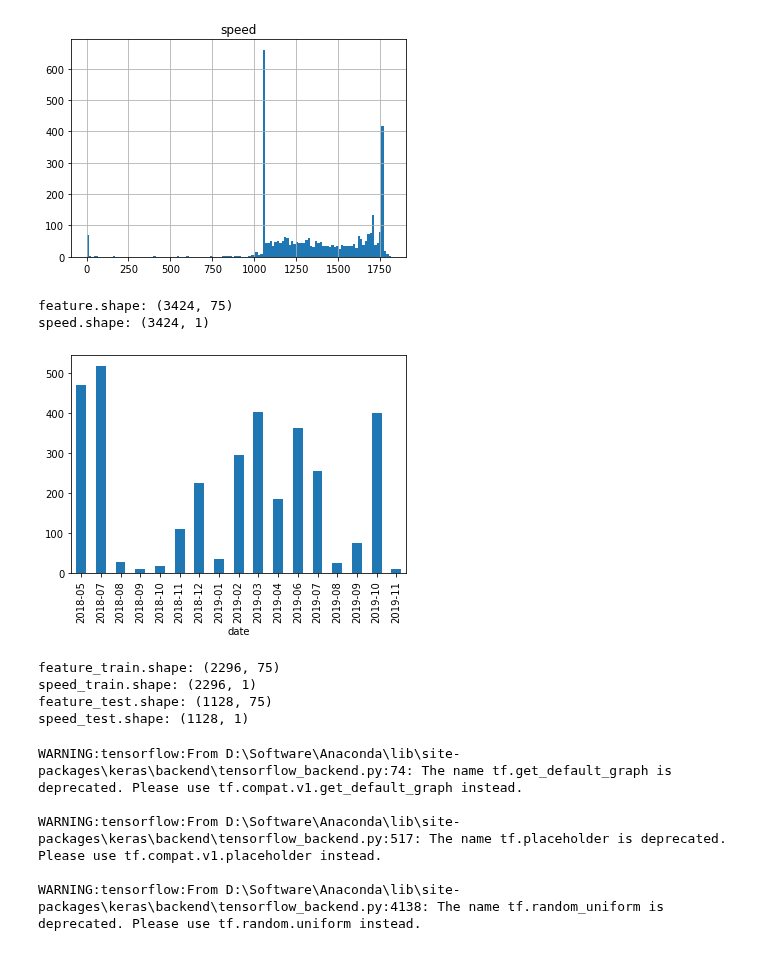
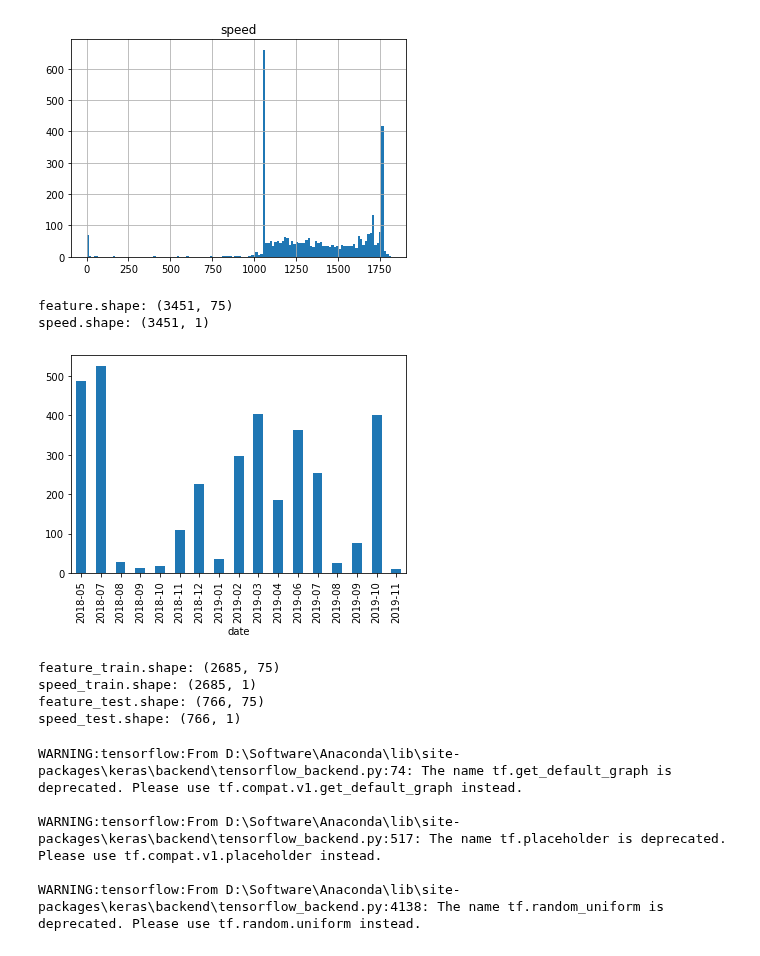
Before and after one commit to AiZhanghan/gearbox-fault-detection, a Jupyter notebook: code/train/niu_jia_ling/6.ipynb, the cells around one changed output. Cells and saved outputs as stored; diff of their text form; code cells hidden in the pictures.

```diff
--- a/code/train/niu_jia_ling/6.ipynb
+++ b/code/train/niu_jia_ling/6.ipynb
@@ -37,22 +37,23 @@ speed.hist(bins=128)
 array([[<AxesSubplot:title={'center':'speed'}>]], dtype=object)
 [figure]
 # %%
-feature = feature[speed.speed >= 1000]
-speed = speed[speed.speed >= 1000]
+speed_threshold = 250
+feature = feature[speed.speed >= speed_threshold]
+speed = speed[speed.speed >= speed_threshold]
 
 toolkit.print_shape(feature=feature, speed=speed)
 
 visualization.data_distribution(feature)
 # %% [output]
-feature.shape: (3424, 75)
-speed.shape: (3424, 1)
+feature.shape: (3451, 75)
+speed.shape: (3451, 1)
-[figure, old version]
+[figure, new version]
 # %%
 # 划分train set, test set
 train_start = "2018-05"
-train_end = "2019-05"
+train_end = "2019-06"
 
-test_start = "2019-06"
+test_start = "2019-07"
 test_end = "2019"
 
 feature_train = feature[train_start: train_end]
@@ -63,10 +64,10 @@ speed_test = speed[test_start: test_end]
 
 toolkit.print_shape(feature_train=feature_train, speed_train=speed_train, feature_test=feature_test, speed_test=speed_test)
 # %% [output]
-feature_train.shape: (2296, 75)
-speed_train.shape: (2296, 1)
-feature_test.shape: (1128, 75)
-speed_test.shape: (1128, 1)
+feature_train.shape: (2685, 75)
+speed_train.shape: (2685, 1)
+feature_test.shape: (766, 75)
+speed_test.shape: (766, 1)
 # %%
 feature_test = feature
 speed_test = speed
```
Also changed, not shown: parts of 3 cells of this notebook, 22 other files.
